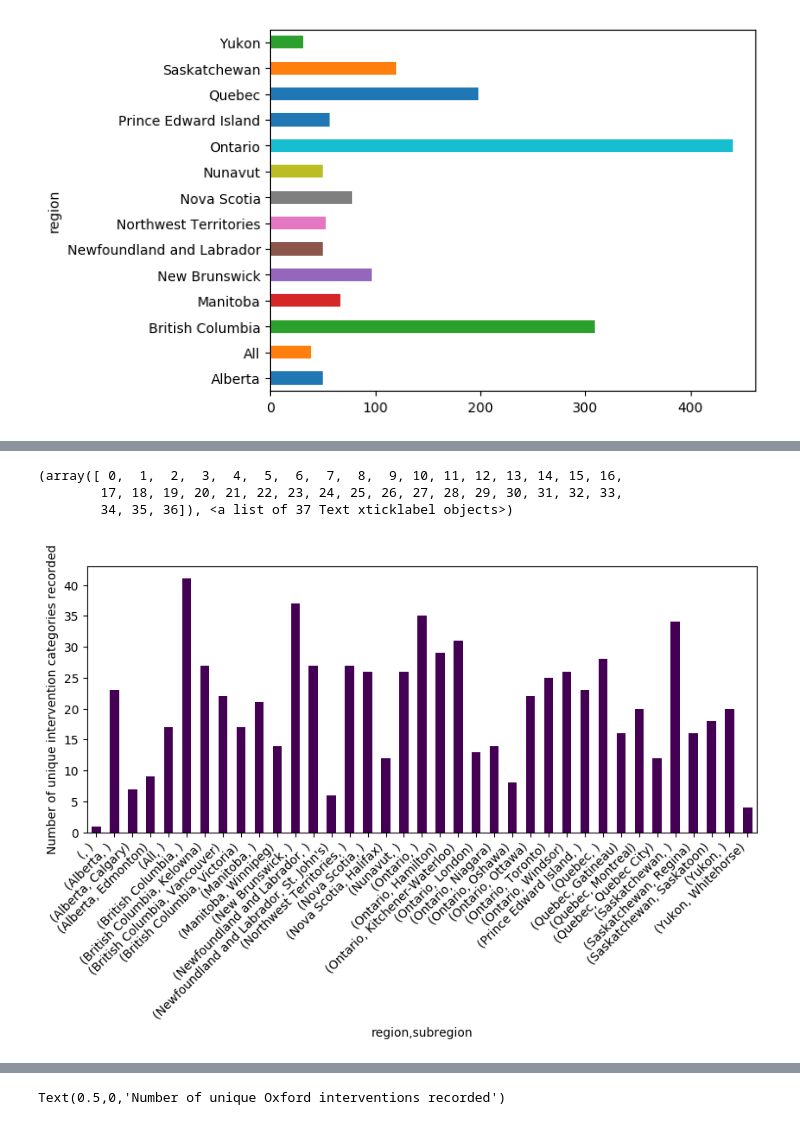
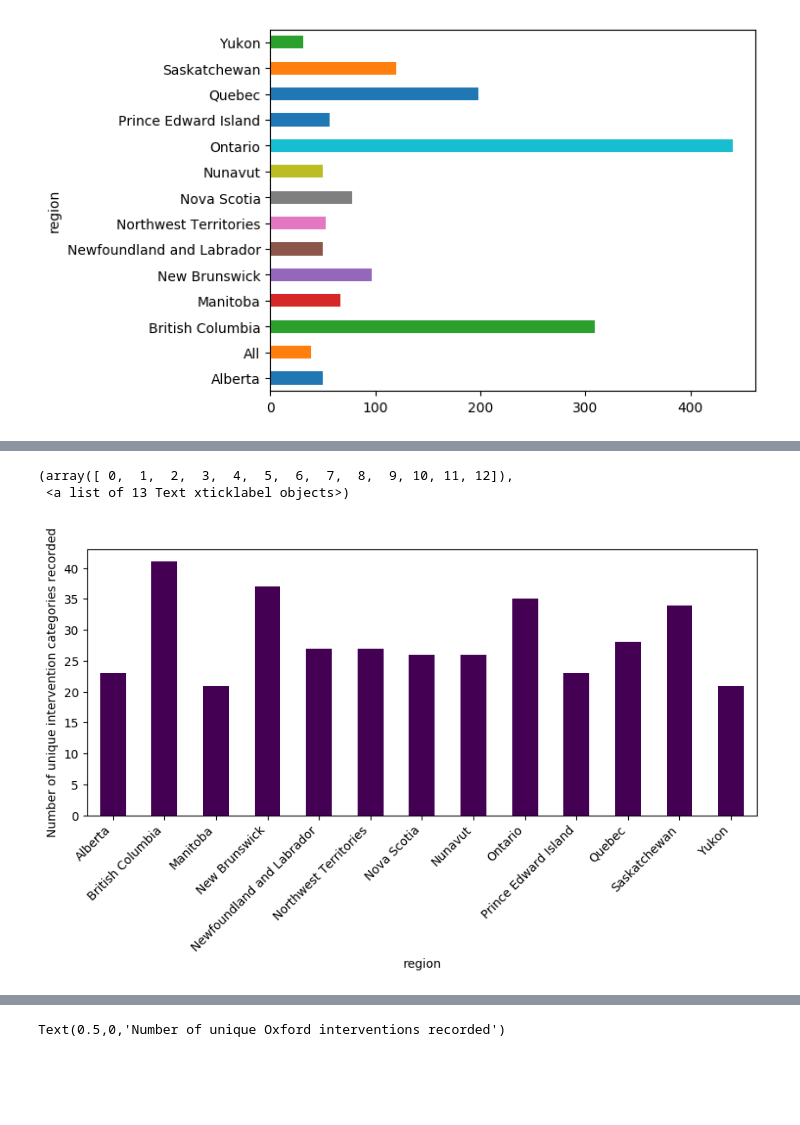
Before and after one commit to jajsmith/COVID19NonPharmaceuticalInterventions, a Jupyter notebook: npi_analysis.ipynb, the cells around one changed output, grey strips where cells are left out. Cells and saved outputs as stored; diff of their text form; code cells hidden in the pictures; blank space fills up the shorter version.

```diff
--- a/npi_analysis.ipynb
+++ b/npi_analysis.ipynb
@@ -324,9 +430,14 @@ Text(0,0.5,'Intervention Count')
 # %%
-full_df.fillna('').groupby(by=['region', 'subregion'])['intervention_category'].nunique().plot.bar(figsize=(10,4), cmap='viridis')
+import matplotlib.ticker as ticker
+provinces_df.dropna(subset=['region']).groupby(by=['region'])['intervention_category'].nunique().plot.bar(figsize=(10,4), cmap='viridis')
 plt.ylabel('Number of unique intervention categories recorded')
+
+#@ticker.FuncFormatter
+#def major_formatter(x, pos):
+#    return str(x).replace('(', '').replace('(', '')
+#plt.gca().xaxis.set_major_formatter(major_formatter)
 plt.xticks(rotation=45, ha='right')
 # %% [output]
-(array([ 0,  1,  2,  3,  4,  5,  6,  7,  8,  9, 10, 11, 12, 13, 14, 15, 16,
-        17, 18, 19, 20, 21, 22, 23, 24, 25, 26, 27, 28, 29, 30, 31, 32, 33,
-        34, 35, 36]), <a list of 37 Text xticklabel objects>)
+(array([ 0,  1,  2,  3,  4,  5,  6,  7,  8,  9, 10, 11, 12]),
+ <a list of 13 Text xticklabel objects>)
-[figure, old version]
+[figure, new version]
```
Also changed, not shown: parts of 20 cells of this notebook, 6 other files.
